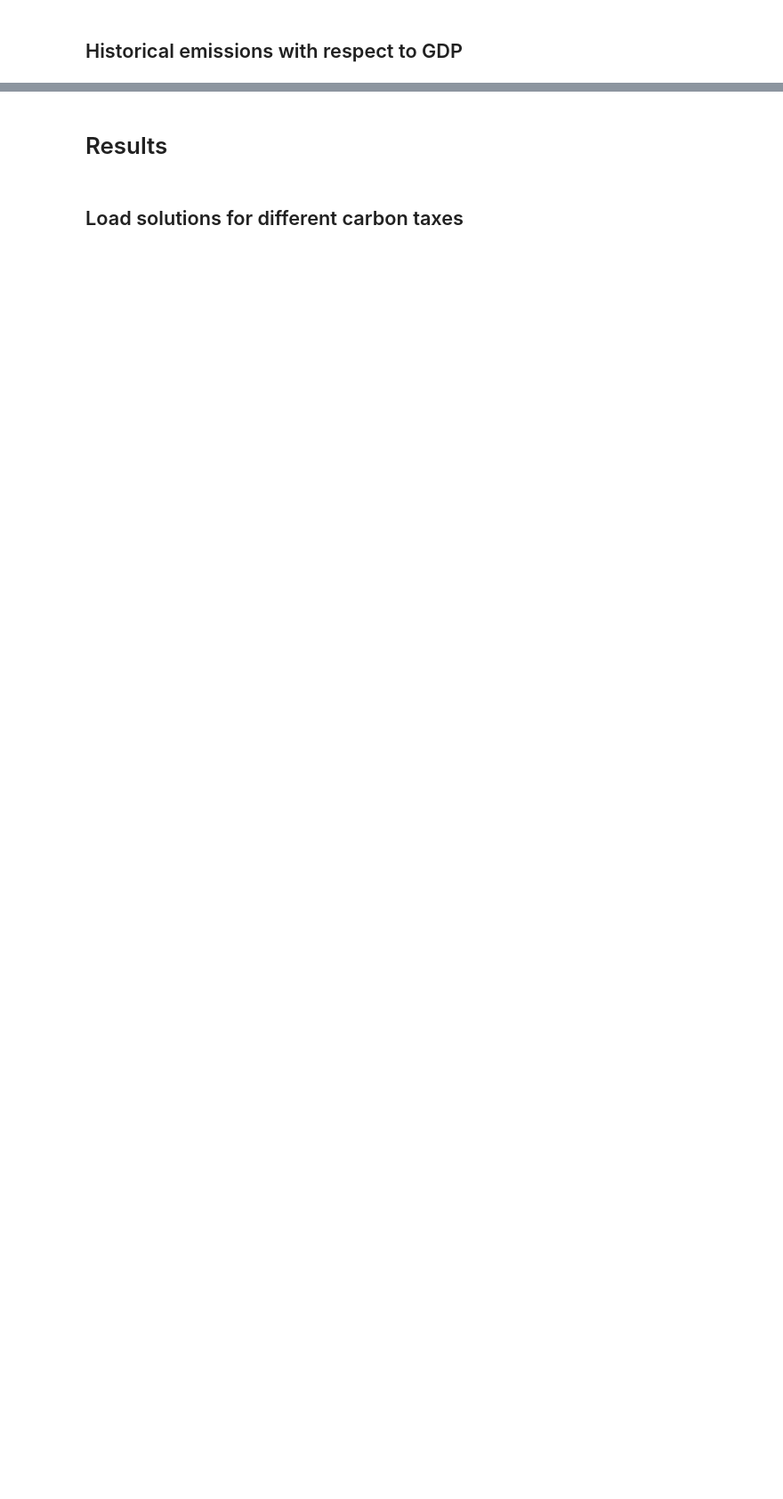
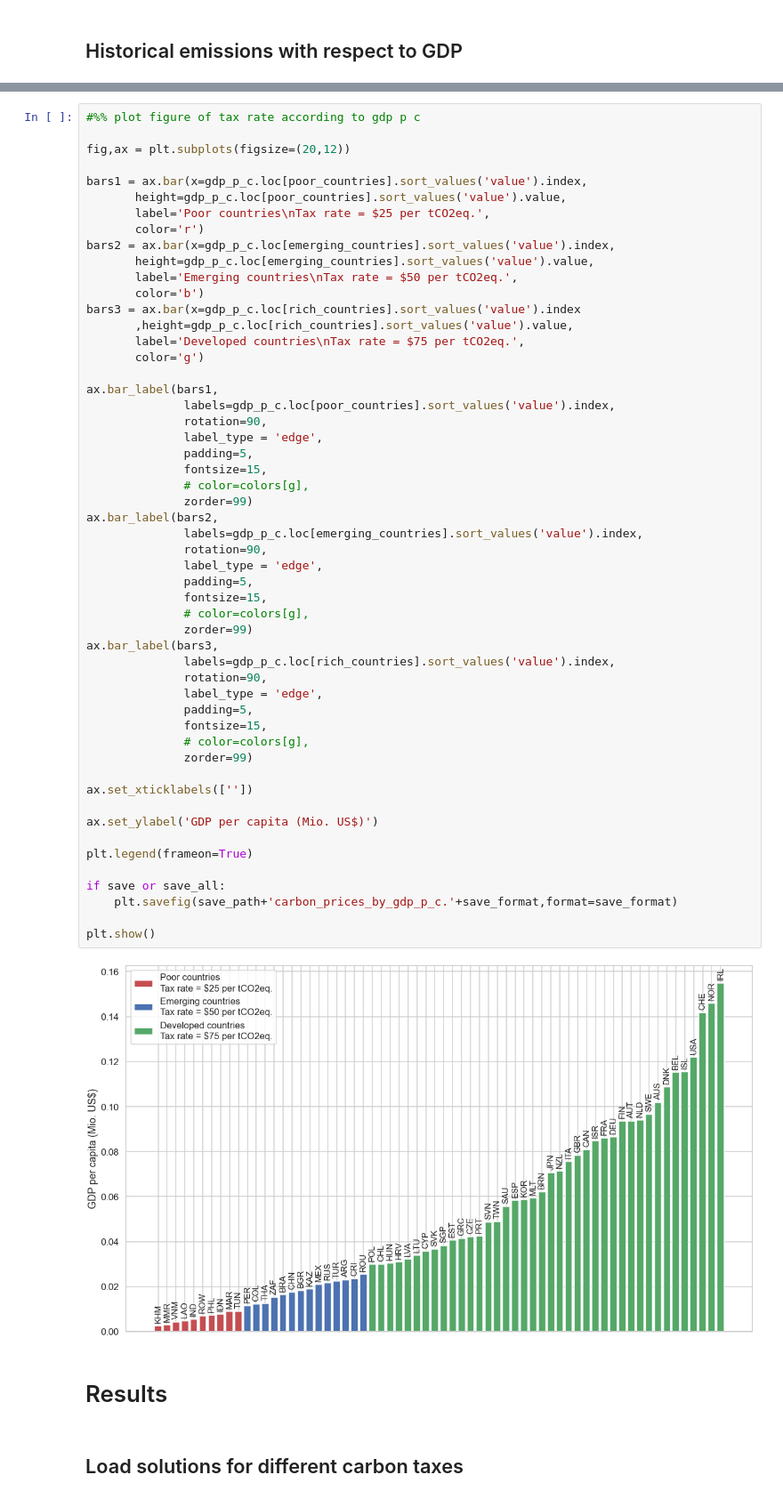
Before and after one commit to todortodor/plots_md_paper_no_lfs, a Jupyter notebook: plots.ipynb, the cells around one changed output, grey strips where cells are left out. Shown at 89% size. Saved outputs shown, nothing was run; the diff lists cells and outputs as text; blank space fills up the shorter version.

```diff
--- a/plots.ipynb
+++ b/plots.ipynb
@@ -271,3 +315,58 @@ plt.show()
+# %%
+#%% plot figure of tax rate according to gdp p c
+
+fig,ax = plt.subplots(figsize=(20,12))
+
+bars1 = ax.bar(x=gdp_p_c.loc[poor_countries].sort_values('value').index,
+       height=gdp_p_c.loc[poor_countries].sort_values('value').value,
+       label='Poor countries\nTax rate = $25 per tCO2eq.',
+       color='r')
+bars2 = ax.bar(x=gdp_p_c.loc[emerging_countries].sort_values('value').index,
+       height=gdp_p_c.loc[emerging_countries].sort_values('value').value,
+       label='Emerging countries\nTax rate = $50 per tCO2eq.',
+       color='b')
+bars3 = ax.bar(x=gdp_p_c.loc[rich_countries].sort_values('value').index
+       ,height=gdp_p_c.loc[rich_countries].sort_values('value').value,
+       label='Developed countries\nTax rate = $75 per tCO2eq.',
+       color='g')
+
+ax.bar_label(bars1,
+              labels=gdp_p_c.loc[poor_countries].sort_values('value').index,
+              rotation=90,
+              label_type = 'edge',
+              padding=5,
+              fontsize=15,
+              # color=colors[g],
+              zorder=99)
+ax.bar_label(bars2,
+              labels=gdp_p_c.loc[emerging_countries].sort_values('value').index,
+              rotation=90,
+              label_type = 'edge',
+              padding=5,
+              fontsize=15,
+              # color=colors[g],
+              zorder=99)
+ax.bar_label(bars3,
+              labels=gdp_p_c.loc[rich_countries].sort_values('value').index,
+              rotation=90,
+              label_type = 'edge',
+              padding=5,
+              fontsize=15,
+              # color=colors[g],
+              zorder=99)
+
+ax.set_xticklabels([''])
+
+ax.set_ylabel('GDP per capita (Mio. US$)')
+
+plt.legend(frameon=True)
+
+if save or save_all:
+    plt.savefig(save_path+'carbon_prices_by_gdp_p_c.'+save_format,format=save_format)
+
+plt.show()
+# %% [output]
+[figure, added]
 # %% [markdown]
 # Results
 # %% [markdown]
```
Also changed, not shown: parts of 13 cells of this notebook, 15 other files.
